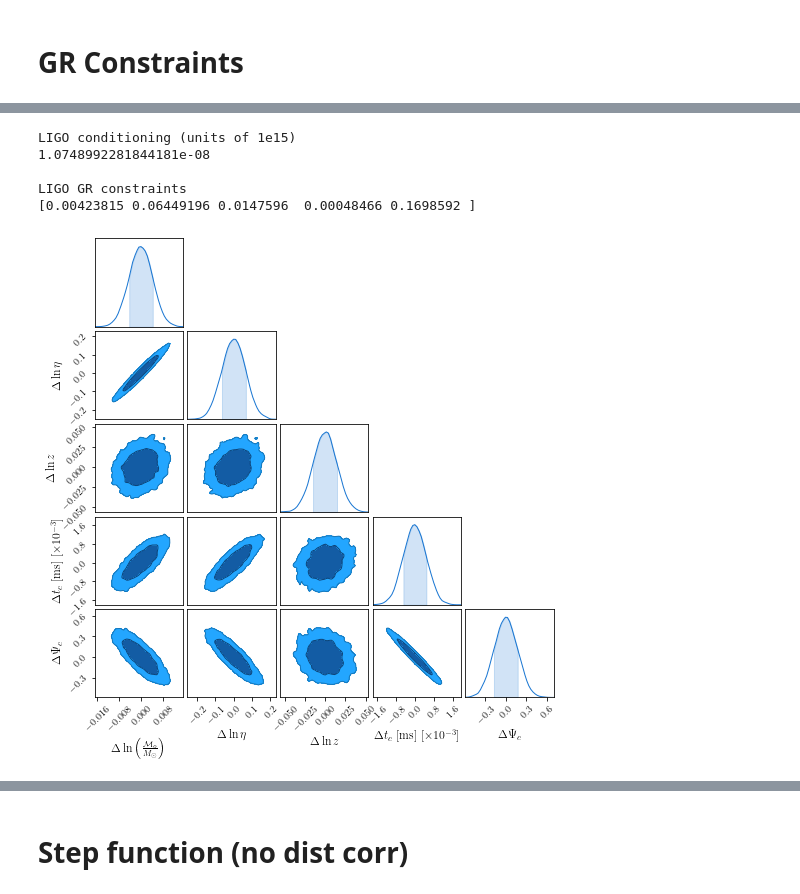
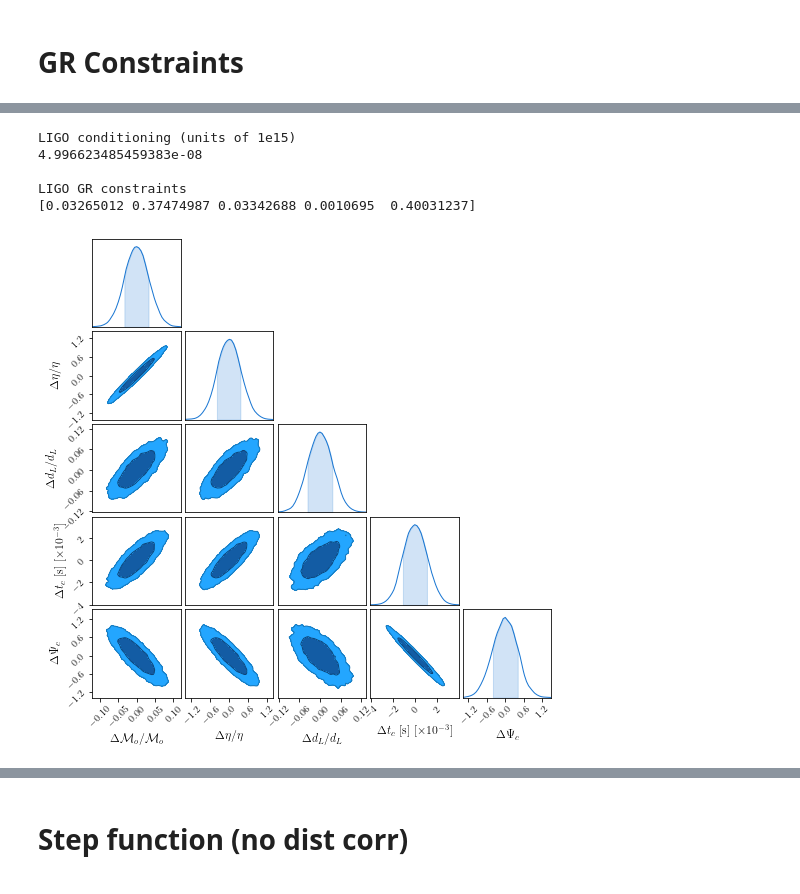
Before and after one commit to AnChenPhys/multiband_MG, a Jupyter notebook: code/New_version/new_version_simplified.ipynb, the cells around one changed output, grey strips where cells are left out. Saved outputs shown, nothing was run; the diff lists cells and outputs as text; code cells hidden in the pictures.

```diff
--- a/code/New_version/new_version_simplified.ipynb
+++ b/code/New_version/new_version_simplified.ipynb
@@ -40,13 +40,16 @@ H    = cosmo_params['h'] *100 *1e3 /Mpc
 path_to_data = '../../data/'
 
 ligo_data    = np.genfromtxt(path_to_data
-                +'lalsimulation_lib_LIGO-T1800545-v1-aLIGO_175Mpc.txt')
+                +'L1_O3_strain.txt')
+ligo_data    = ligo_data[(ligo_data[:,0]>=10) & (ligo_data[:,0]<=6e3)]
+
+                #+'lalsimulation_lib_LIGO-T1800545-v1-aLIGO_175Mpc.txt')
 LISA_strain  = np.loadtxt(path_to_data+'LISA_strain.txt')
 
-ligo_interp  = interp1d(ligo_data[:,0], ligo_data[:,1])
+ligo_interp  = interp1d(ligo_data[:,0], ligo_data[:,1], bounds_error=False, fill_value=1e50)
 lisa_interp  = interp1d(LISA_strain[:,0], LISA_strain[:,3])
 
-fligo   = np.logspace(np.log10(ligo_data[0,0]), np.log10(ligo_data[-1,0]), 1000)
+fligo   = np.logspace(np.log10(ligo_data[0,0]), np.log10(ligo_data[-2,0]), 1000)
 flisa   = np.logspace(np.log10(LISA_strain[0,0]), np.log10(LISA_strain[-1,0]), 1000)
 # %%
 ### Get dL
@@ -77,6 +84,10 @@ simps(to_int, x=farr[:194]) /365.25 /24 /3600
 # %%
 pars_GR     = np.array([np.log(Ms), np.log(eta), np.log(zem), tc, psic, 0, 0])
-label_GR    = [r'$\Delta \ln \left( \frac{ {\cal M}_o }{ M_{\odot} } \right)$', r'$ \Delta \ln \eta $', r'$\Delta \ln z $',r'$\Delta t_c$ [ms]',r'$ \Delta \Psi_c$']
+#label_GR    = [r'$\Delta \ln \left( \frac{ {\cal M}_o }{ M_{\odot} } \right)$', r'$ \Delta \ln \eta $',
+#                r'$\Delta \ln z $',r'$\Delta t_c$ [ms]',r'$ \Delta \Psi_c$']
+
+label_GR    = [r'$\Delta {\cal M}_o /{\cal M}_o $', r'$  \Delta \eta / \eta $',
+                r'$\Delta d_L /d_L $',r'$\Delta t_c$ [s]',r'$ \Delta \Psi_c$']
 # %%
 # Get waveform segments in LISA and LIGO ranges only.
 n_points  = 500
@@ -133,18 +144,21 @@ print('\nLIGO GR constraints')
 print(pconstraints_ligo_GR)
 # %% [output]
 LIGO conditioning (units of 1e15)
-1.0748992281844181e-08
+4.996623485459383e-08
 
 LIGO GR constraints
-[0.00423815 0.06449196 0.0147596  0.00048466 0.1698592 ]
+[0.03265012 0.37474987 0.03342688 0.0010695  0.40031237]
 # %%
-data_ligo_GR = np.random.multivariate_normal(0 *pars_GR[:-2], cov_matrix_ligo_GR, size=10000)
+data_ligo_GR         = np.random.multivariate_normal(0 *pars_GR[:-2], cov_matrix_ligo_GR, size=10000)
+data_dL_ligo_GR      = np.array(data_ligo_GR)
+data_dL_ligo_GR[:,2] = get_dL_Mpc(zem *(1 +data_ligo_GR[:,2])) / get_dL_Mpc(zem) -1
+#data_dL_ligo_GR[:,3] *= 1e3
 
 cc = ChainConsumer()
-cc.add_chain(data_ligo_GR, bins=30, smooth=True, parameters=label_GR, name='ligo');
+cc.add_chain(data_dL_ligo_GR, bins=30, smooth=True, parameters=label_GR, name='ligo');
 cc.plotter.plot();
 # %% [output]
-[figure, old version]
+[figure, new version]
 # %%
 ### Then with LISA, NO DIST corr here!!!
 wf_lisa = h_Delta_inspiral(farr_lisa, pars_GR, cT_type='GR', dist_corr=False)
```
Also changed, not shown: parts of 38 cells of this notebook, 1 other file.
